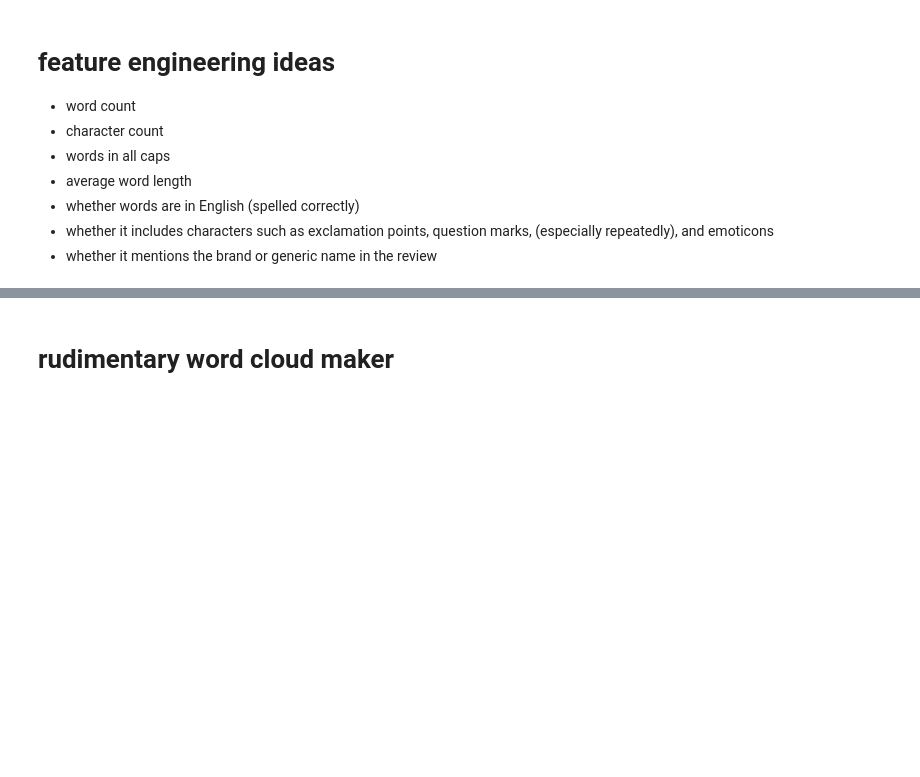
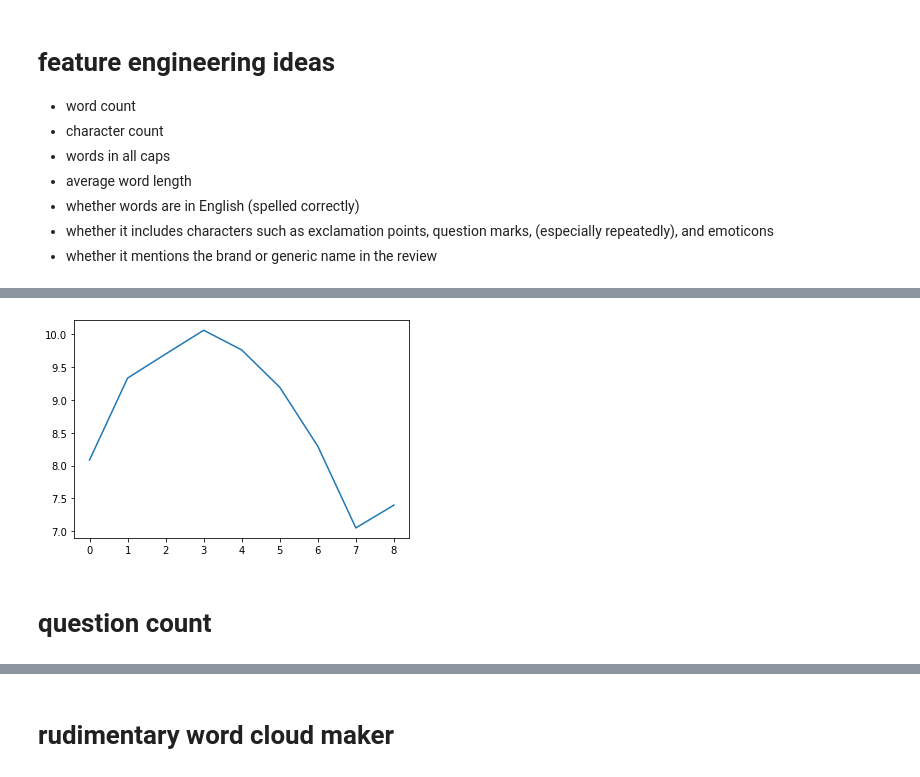
Before and after one commit to aarongalbraith/flatiron-phase5-project, a Jupyter notebook: notebooks/project_notebook.ipynb, the cells around one changed output, grey strips where cells are left out. Saved outputs shown, nothing was run; the diff lists cells and outputs as text; code cells hidden in the pictures; blank space fills up the shorter version.

```diff
--- a/notebooks/project_notebook.ipynb
+++ b/notebooks/project_notebook.ipynb
@@ -85,3 +103,11 @@ def show_review(index):
+# %%
+def plot_useful(feature, low=0.15, high=0.85):
+    X = range(int(df[feature].quantile(low)), int(df[feature].quantile(high)))
+    Y = []
+    for x in X:
+        Y.append(df[df[feature] == x].usefulCount.mean())
+    fig, ax = plt.subplots()
+    ax.plot(X,Y);
 # %% [markdown]
 # rough overview
 # %%
@@ -1435,0 +983,6 @@ def plot_wordcloud(wordcloud):
+# %%
+plot_useful('exclaim_count', high=0.995)
+# %% [output]
+[figure, added]
+# %% [markdown]
+# question count
```
Also changed, not shown: parts of 129 cells of this notebook.
